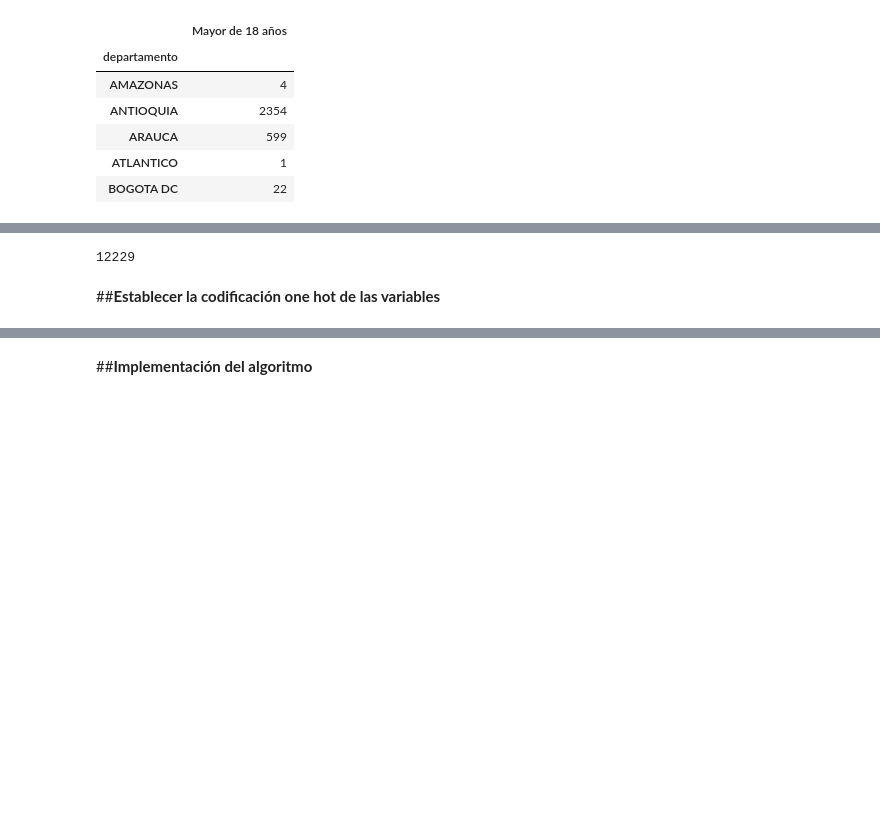
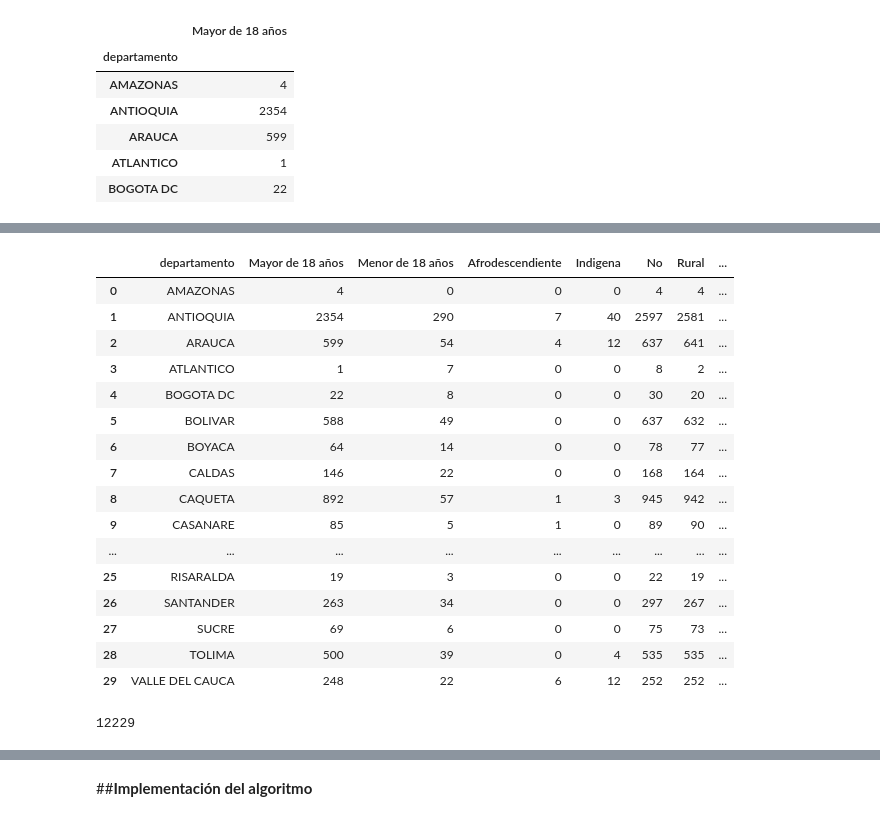
Before and after one commit to vichacker1234/Curso_mineria_de_datos, a Jupyter notebook: SOM_victimas_antipersona.ipynb, the cells around one changed output, grey strips where cells are left out. Cells and saved outputs as stored; diff of their text form; code cells hidden in the pictures; blank space fills up the shorter version.

```diff
--- a/SOM_victimas_antipersona.ipynb
+++ b/SOM_victimas_antipersona.ipynb
@@ -276,3 +229,23 @@ Index(['departamento', 'Mayor de 18 años', 'Menor de 18 años',
+# %%
+Data_final_victimas_reg.head(30)
+# %% [output]
+|  | departamento | Mayor de 18 años | Menor de 18 años | Afrodescendiente | Indigena | No | Rural | ... |
+| 0 | AMAZONAS | 4 | 0 | 0 | 0 | 4 | 4 | ... |
+| 1 | ANTIOQUIA | 2354 | 290 | 7 | 40 | 2597 | 2581 | ... |
+| 2 | ARAUCA | 599 | 54 | 4 | 12 | 637 | 641 | ... |
+| 3 | ATLANTICO | 1 | 7 | 0 | 0 | 8 | 2 | ... |
+| 4 | BOGOTA DC | 22 | 8 | 0 | 0 | 30 | 20 | ... |
+| 5 | BOLIVAR | 588 | 49 | 0 | 0 | 637 | 632 | ... |
+| 6 | BOYACA | 64 | 14 | 0 | 0 | 78 | 77 | ... |
+| 7 | CALDAS | 146 | 22 | 0 | 0 | 168 | 164 | ... |
+| 8 | CAQUETA | 892 | 57 | 1 | 3 | 945 | 942 | ... |
+| 9 | CASANARE | 85 | 5 | 1 | 0 | 89 | 90 | ... |
+| ... | ... | ... | ... | ... | ... | ... | ... | ... |
+| 25 | RISARALDA | 19 | 3 | 0 | 0 | 22 | 19 | ... |
+| 26 | SANTANDER | 263 | 34 | 0 | 0 | 297 | 267 | ... |
+| 27 | SUCRE | 69 | 6 | 0 | 0 | 75 | 73 | ... |
+| 28 | TOLIMA | 500 | 39 | 0 | 4 | 535 | 535 | ... |
+| 29 | VALLE DEL CAUCA | 248 | 22 | 6 | 12 | 252 | 252 | ... |
 # %%
 df1_cat.shape[0]
 # %% [output]
@@ -282,5 +255,3 @@ df1_cat.shape[0]
 # som = MiniSom(size, size, df1_cat.shape[0],
               # neighborhood_function='gaussian', sigma=1.5,
               # random_seed=1)
-# %% [markdown]
-##**Establecer la codificación one hot de las variables**
```
Also changed, not shown: parts of 47 cells of this notebook.
